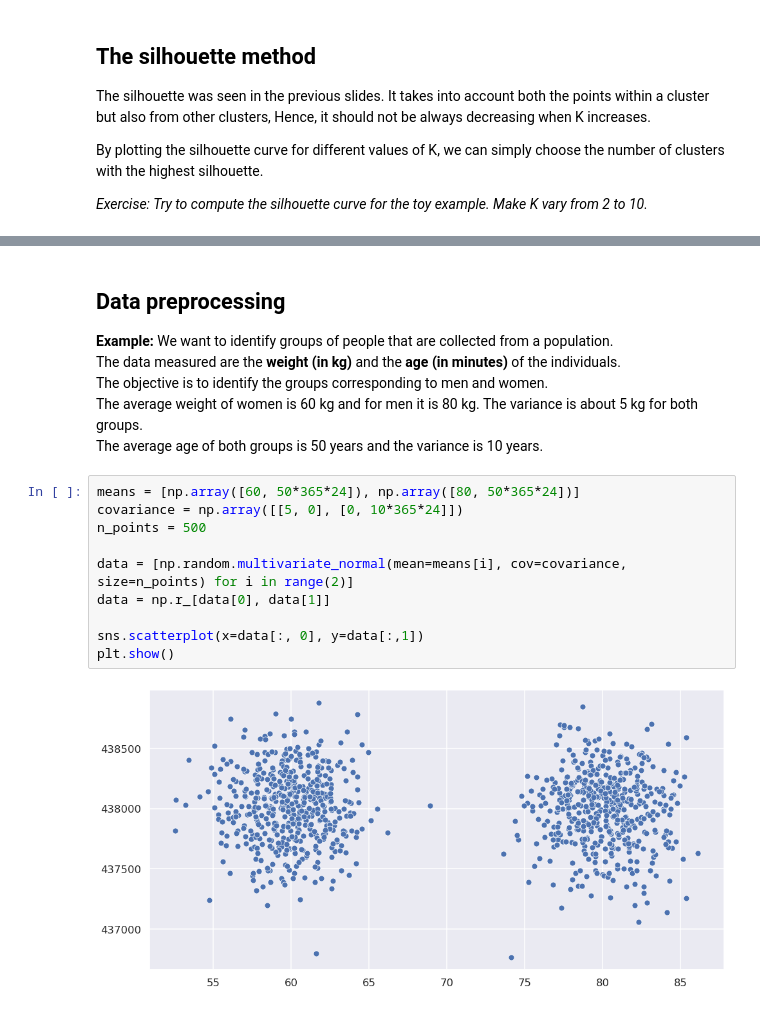
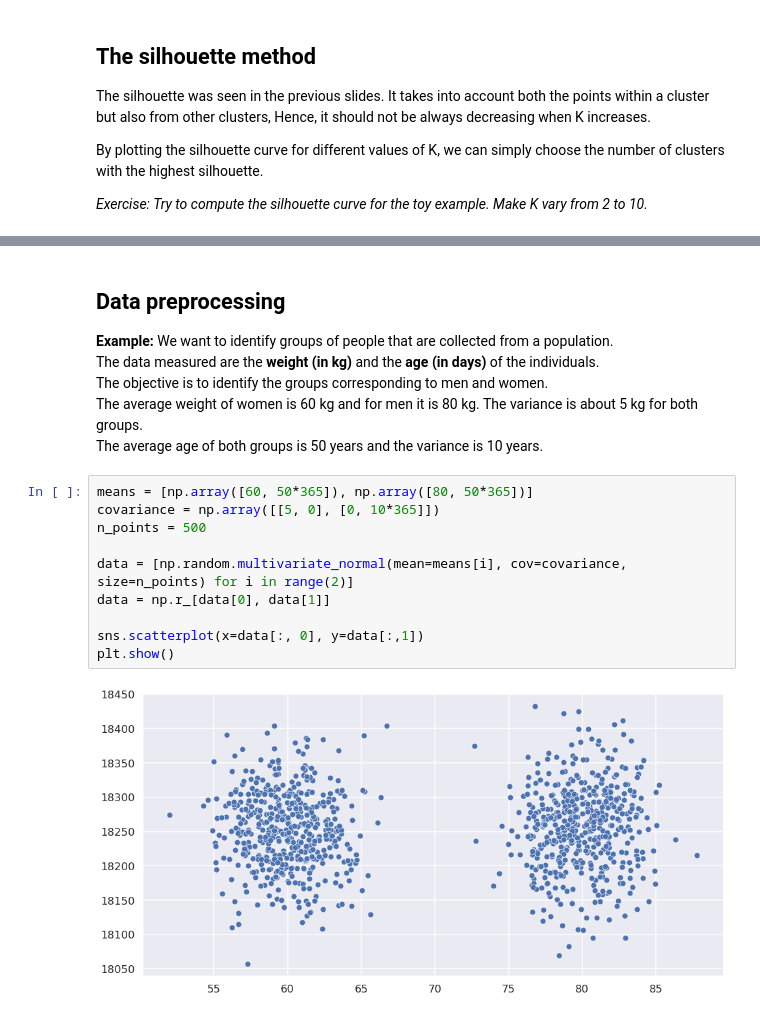
Before and after one commit to jorisguerin/clusteringLectures, a Jupyter notebook: Lectures/Slides_kmeans.ipynb, the cells around one changed output, grey strips where cells are left out. Saved outputs shown, nothing was run; the diff lists cells and outputs as text.

```diff
--- a/Lectures/Slides_kmeans.ipynb
+++ b/Lectures/Slides_kmeans.ipynb
@@ -240,22 +240,22 @@ plt.show()
 ## Data preprocessing
 
 **Example:** We want to identify groups of people that are collected from a population.\
-The data measured are the **weight (in kg)** and the **age (in minutes)** of the individuals.\
+The data measured are the **weight (in kg)** and the **age (in days)** of the individuals.\
 The objective is to identify the groups corresponding to men and women.\
 The average weight of women is 60 kg and for men it is 80 kg. The variance is about 5 kg for both groups.\
 The average age of both groups is 50 years and the variance is 10 years.
 # %%
-means = [np.array([60, 50*365*24]), np.array([80, 50*365*24])]
-covariance = np.array([[5, 0], [0, 10*365*24]])
+means = [np.array([60, 50*365]), np.array([80, 50*365])]
+covariance = np.array([[5, 0], [0, 10*365]])
 n_points = 500
 
 data = [np.random.multivariate_normal(mean=means[i], cov=covariance, size=n_points) for i in range(2)]
 data = np.r_[data[0], data[1]]
 
 sns.scatterplot(x=data[:, 0], y=data[:,1])
 plt.show()
 # %% [output]
-[figure, old version]
+[figure, new version]
 # %%
 kmeans = KMeans(n_clusters=2)
 clusters = kmeans.fit_predict(data)
```
Also changed, not shown: parts of 19 cells of this notebook, 1 other file.
